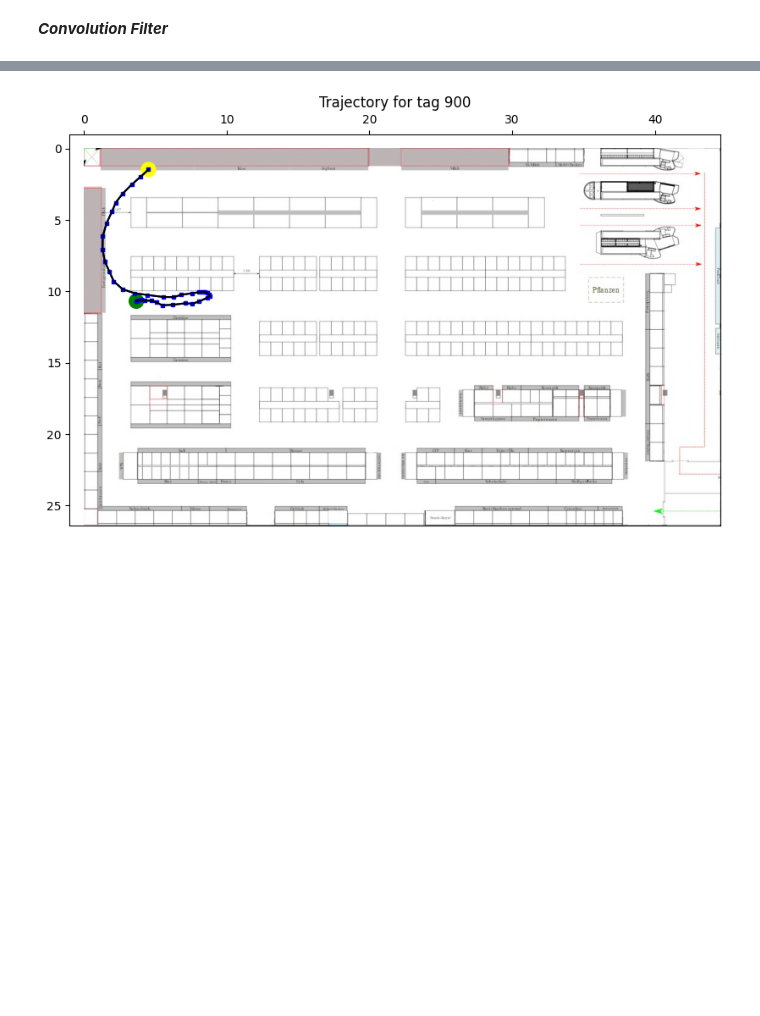
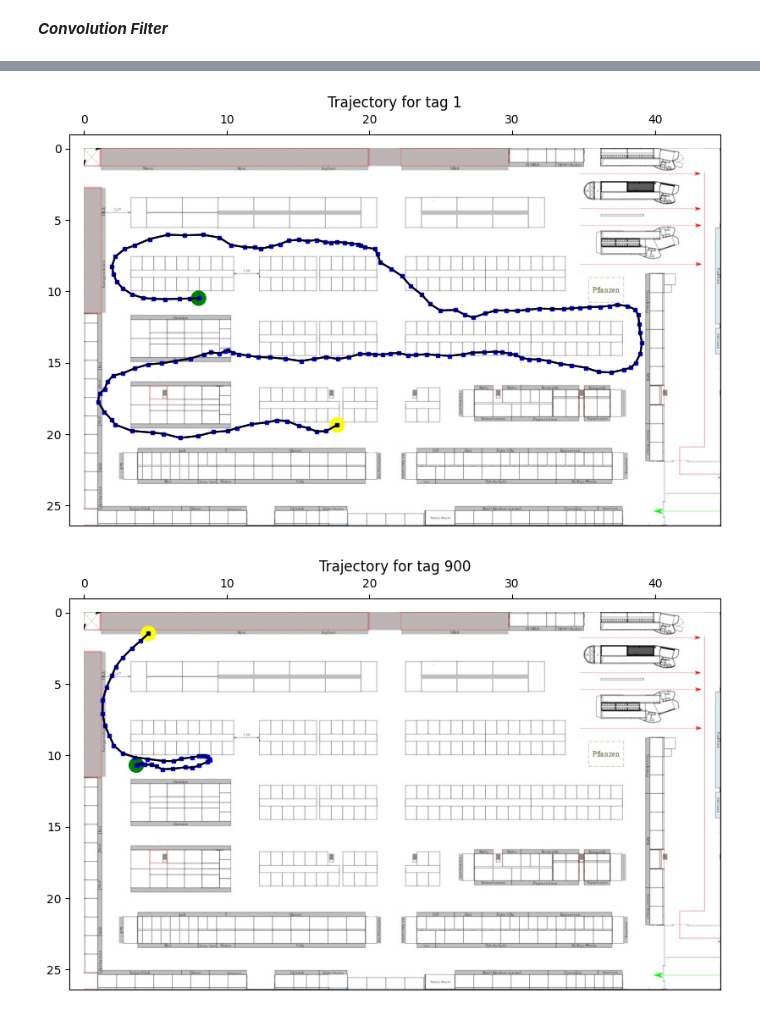
Before and after one commit to uzairrj/Thesis, a Jupyter notebook: FilteredDataAnalysis.ipynb, the cells around one changed output, grey strips where cells are left out. Drawn from its saved outputs; the diff is of its cells as text; code cells hidden in the pictures; blank space fills up the shorter version.

Commit message:
Applying filters to complete data

```diff
--- a/FilteredDataAnalysis.ipynb
+++ b/FilteredDataAnalysis.ipynb
@@ -131,3 +135,8 @@ for id in tqdm(ids):
+# %%
+new_data = smoothTraj(df[df.traj_id == 1 ],filters)
+getTrajectory(new_data)
+# %% [output]
+[figure, added]
 # %%
 getTrajectory(data[data.traj_id == 900])
 # %% [output]
```
Also changed, not shown: parts of 1 cell of this notebook.
